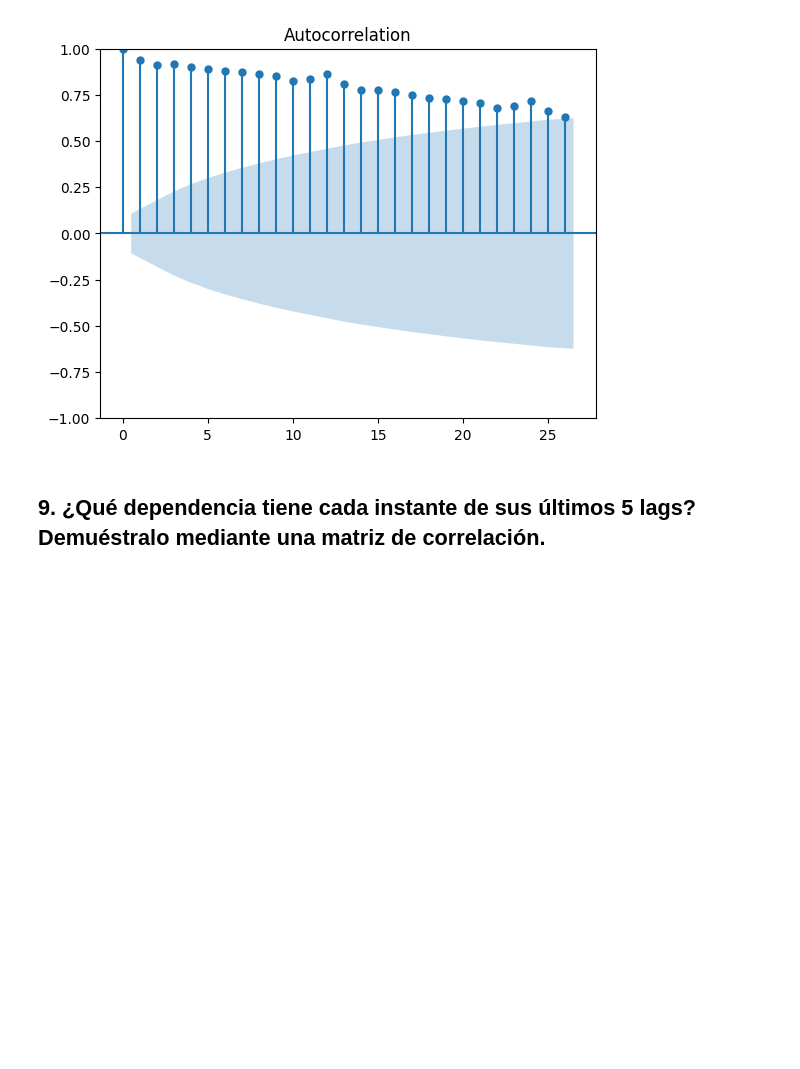
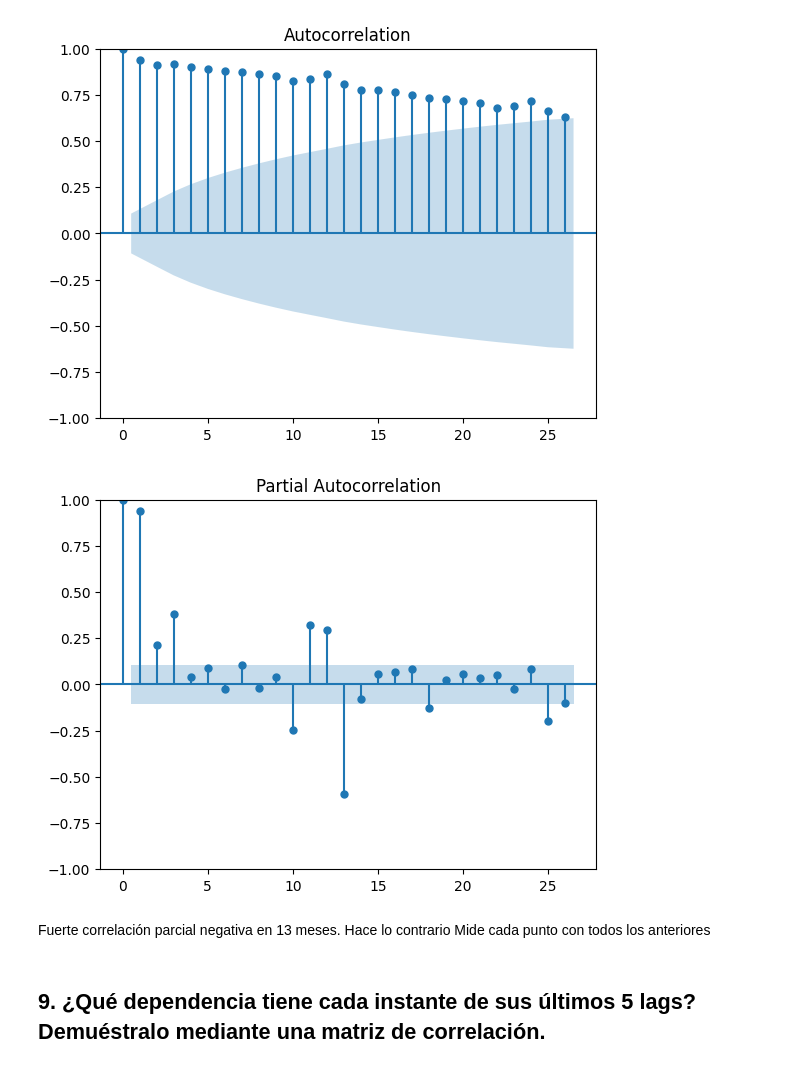
Before and after one commit to naiamerino/2026-02-BILBAO-FT-Data-Science, a Jupyter notebook: 3-Machine_Learning/4-Series temporales/ejercicios/1_Ejercicio Análisis de series temporales_NMG.ipynb, the cells around one changed output. Drawn from its saved outputs; the diff is of its cells as text; code cells hidden in the pictures; blank space fills up the shorter version.

```diff
--- a/3-Machine_Learning/4-Series temporales/ejercicios/1_Ejercicio Análisis de series temporales_NMG.ipynb
+++ b/3-Machine_Learning/4-Series temporales/ejercicios/1_Ejercicio Análisis de series temporales_NMG.ipynb
@@ -147,6 +161,15 @@ plot_acf(df_data ['furniture_price_adjusted'].values);
 [figure]
 # %%
 # La autocorrelación tiene un pico en el mes 12
+# %%
+
+from statsmodels.graphics.tsaplots import plot_pacf
+plot_pacf(df_data ['furniture_price_adjusted'].values);
+# %% [output]
+[figure, added]
+# %% [markdown]
+Fuerte correlación parcial negativa en 13 meses. Hace lo contrario
+Mide cada punto con todos los anteriores
 # %% [markdown]
 ## 9. ¿Qué dependencia tiene cada instante de sus últimos 5 lags? Demuéstralo mediante una matriz de correlación.
 # %%
```
Also changed, not shown: parts of 6 cells of this notebook, 13 other files.
